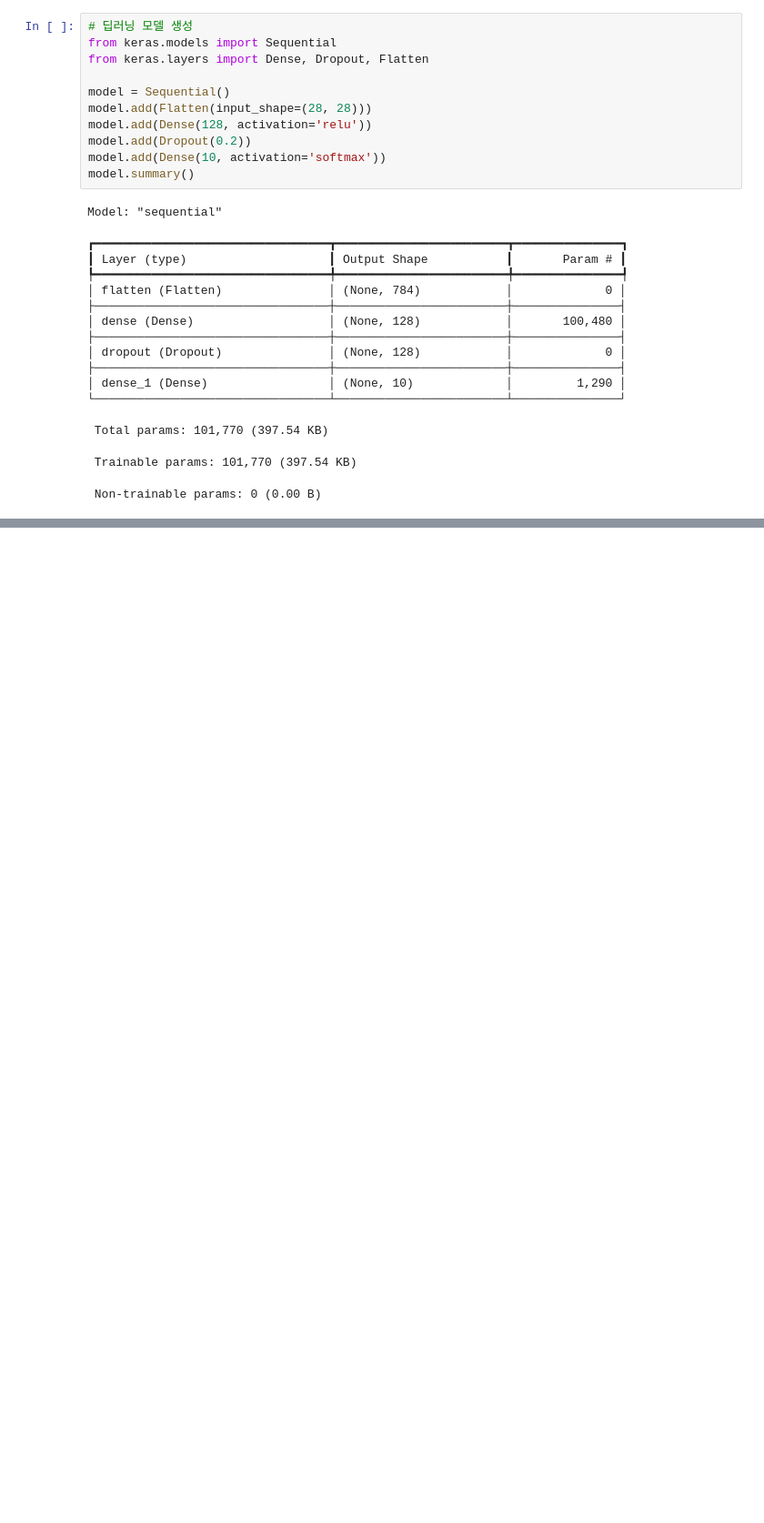
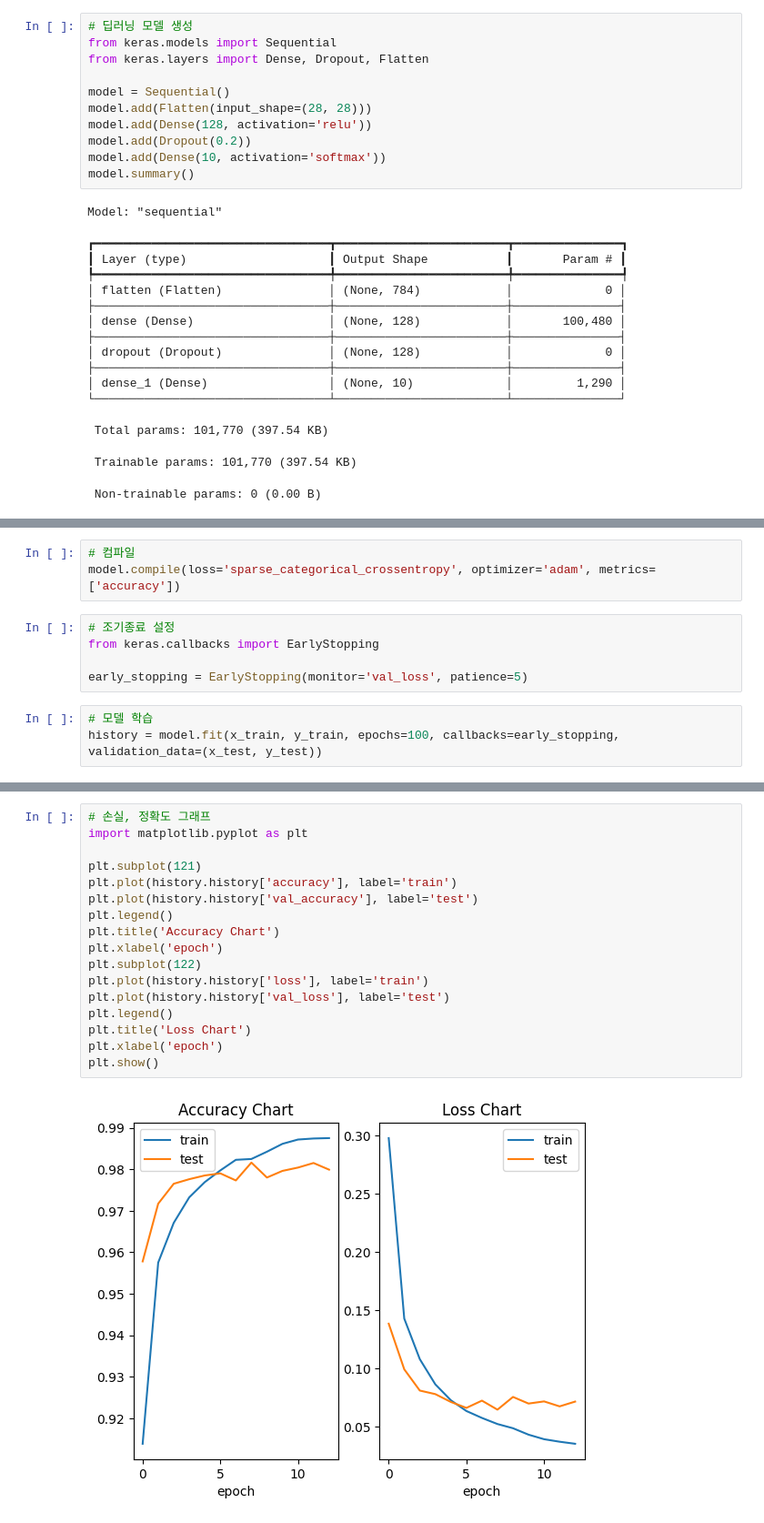
Before and after one commit to denverkim/DM_FALL2026, a Jupyter notebook: DM_LAB9.ipynb, the cells around one changed output, grey strips where cells are left out. Shown at 91% size. Drawn from its saved outputs; the diff is of its cells as text; blank space fills up the shorter version.

```diff
--- a/DM_LAB9.ipynb
+++ b/DM_LAB9.ipynb
@@ -69,0 +72,11 @@ Model: "sequential"
+# %%
+# 컴파일
+model.compile(loss='sparse_categorical_crossentropy', optimizer='adam', metrics=['accuracy'])
+# %%
+# 조기종료 설정
+from keras.callbacks import EarlyStopping
+
+early_stopping = EarlyStopping(monitor='val_loss', patience=5)
+# %%
+# 모델 학습
+history = model.fit(x_train, y_train, epochs=100, callbacks=early_stopping, validation_data=(x_test, y_test))
@@ -69,0 +101,19 @@ Model: "sequential"
+# %%
+# 손실, 정확도 그래프
+import matplotlib.pyplot as plt
+
+plt.subplot(121)
+plt.plot(history.history['accuracy'], label='train')
+plt.plot(history.history['val_accuracy'], label='test')
+plt.legend()
+plt.title('Accuracy Chart')
+plt.xlabel('epoch')
+plt.subplot(122)
+plt.plot(history.history['loss'], label='train')
+plt.plot(history.history['val_loss'], label='test')
+plt.legend()
+plt.title('Loss Chart')
+plt.xlabel('epoch')
+plt.show()
+# %% [output]
+[figure, added]
```
Also changed, not shown: parts of 6 cells of this notebook.
